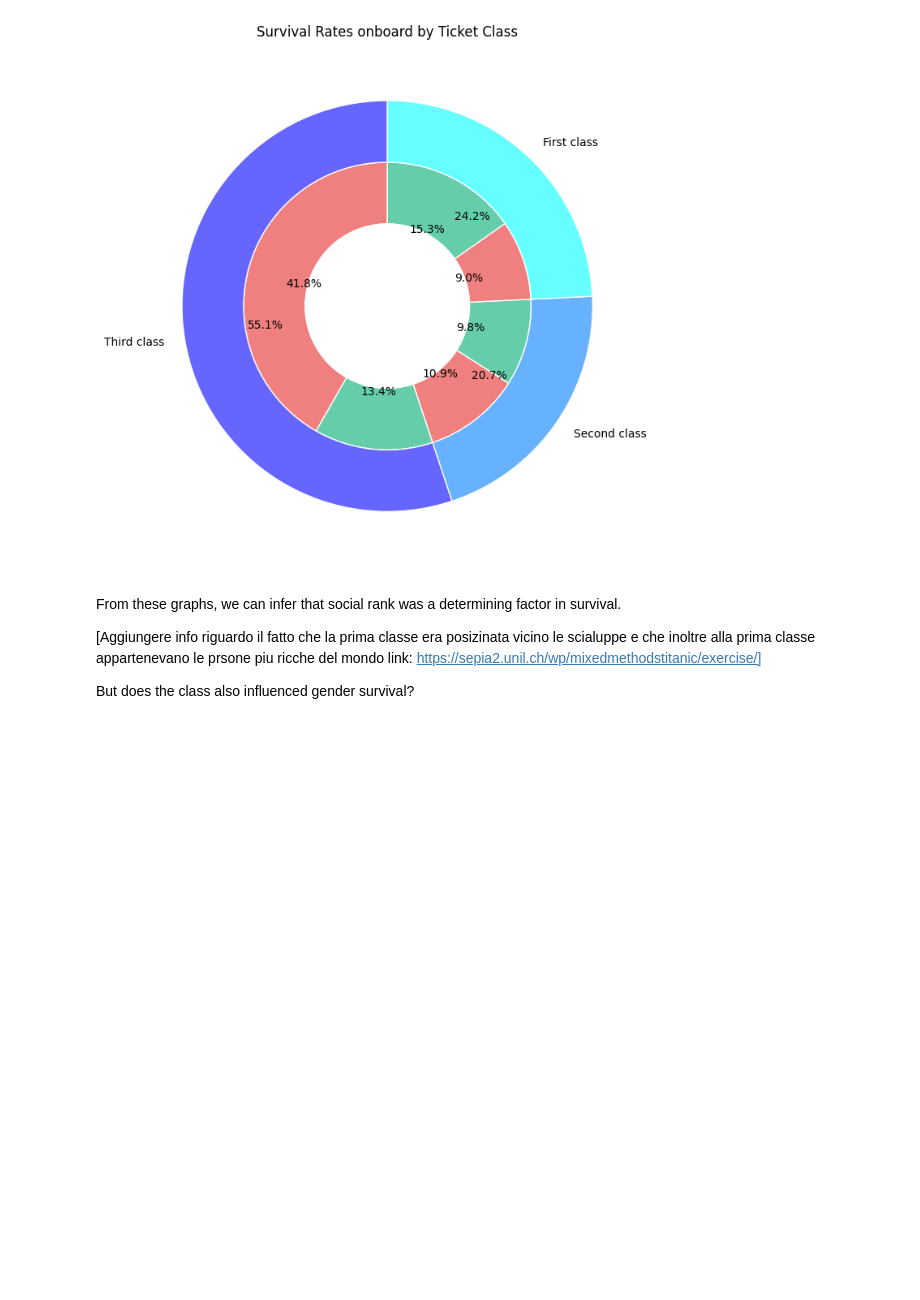
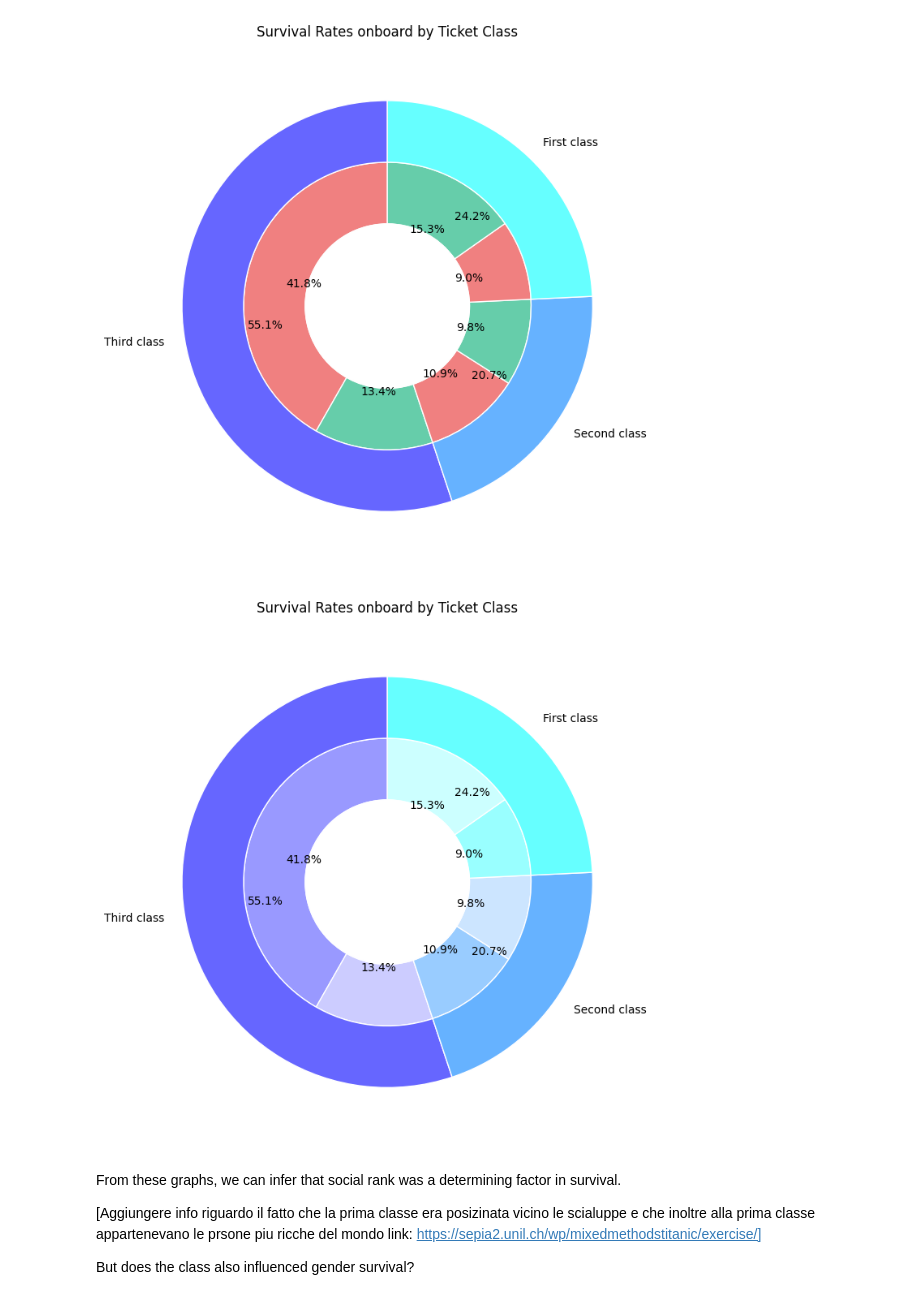
Before and after one commit to davidedigrande/titanic-dataset-eda, a Jupyter notebook: notebook.ipynb, the cells around one changed output. Saved outputs shown, nothing was run; the diff lists cells and outputs as text; code cells hidden in the pictures; blank space fills up the shorter version.

```diff
--- a/notebook.ipynb
+++ b/notebook.ipynb
@@ -529,6 +529,58 @@ plt.tight_layout()
 plt.show()
 # %% [output]
 [figure]
+# %%
+# DATA
+# Inner ring data: Classes died/survived
+Pclass_Survived_values = [
+    third_class.get(0), third_class.get(1),
+    second_class.get(0),  second_class.get(1),
+    first_class.get(0),  first_class.get(1)]
+
+# Outer ring data: Classes percentage on board
+df_Pclass_on_board = df['Pclass'].value_counts()
+percentage_Pclass_on_board = df['Pclass'].value_counts(dropna=False, normalize=True) *100
+Pclass_on_board_values = list(percentage_Pclass_on_board)
+# change the order
+Pclass_on_board_values.append(Pclass_on_board_values[-1])
+Pclass_on_board_values[2] = Pclass_on_board_values[1]
+Pclass_on_board_values[1] = Pclass_on_board_values[-1]
+Pclass_on_board_values = Pclass_on_board_values[:-1]
+
+# CAHRT
+fig, ax = plt.subplots(figsize=(7, 7))
+
+# Inner ring
+ax.pie(Pclass_Survived_values,
+       colors=[third_class_colors[1],third_class_colors[2],
+              second_class_colors[1],second_class_colors[2],
+              first_class_colors[1],first_class_colors[2]],
+       radius=0.7,
+       wedgeprops=dict(width=0.3, edgecolor='w'),
+       autopct='%1.1f%%',
+       startangle=90)
+
+# Outer ring
+ax.pie(Pclass_on_board_values,
+       colors=[third_class_colors[0],second_class_colors[0],first_class_colors[0]],
+       labels=["Third class", "Second class", "First class"],
+       radius=1,
+       wedgeprops=dict(width=0.3, edgecolor='w'),
+       autopct='%1.1f%%',
+       startangle=90)
+
+# Circle at the center to create a donut chart effect
+center_circle = plt.Circle((0, 0), 0.4, color='white')
+ax.add_artist(center_circle)
+
+# Equal aspect ratio ensures that pie is drawn as a circle
+ax.axis('equal')
+plt.title('Survival Rates onboard by Ticket Class')
+
+plt.tight_layout()
+plt.show()
+# %% [output]
+[figure, added]
 # %% [markdown]
 From these graphs, we can infer that social rank was a determining factor in survival.
 
```
Also changed, not shown: parts of 3 cells of this notebook.
